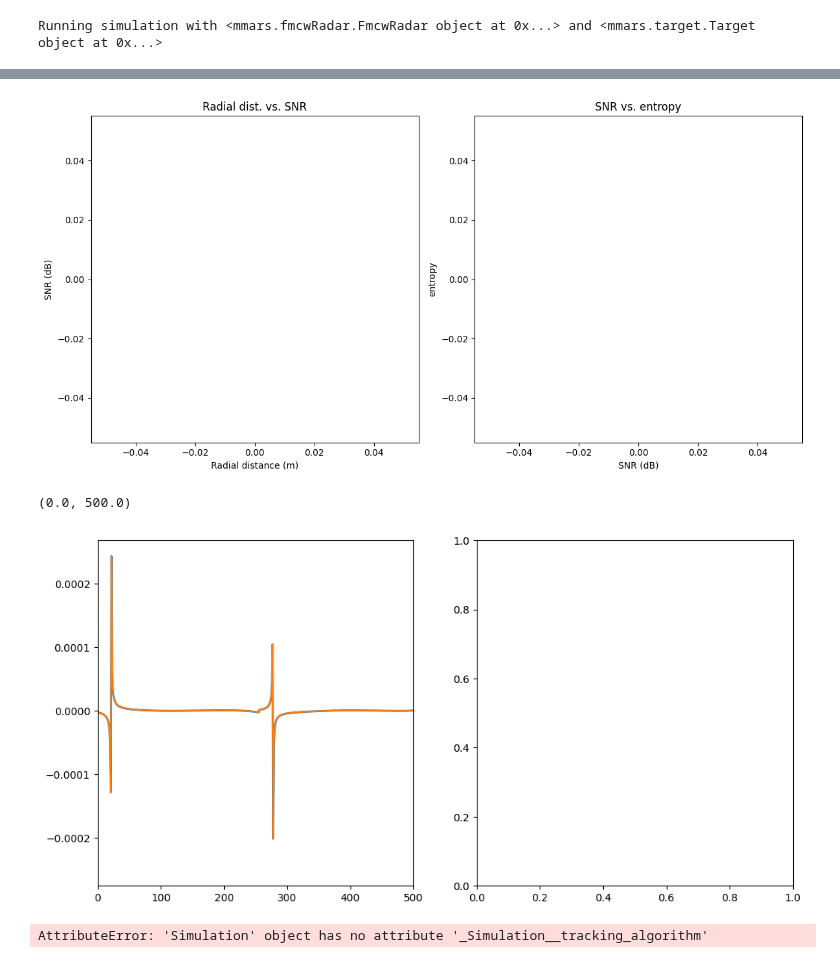
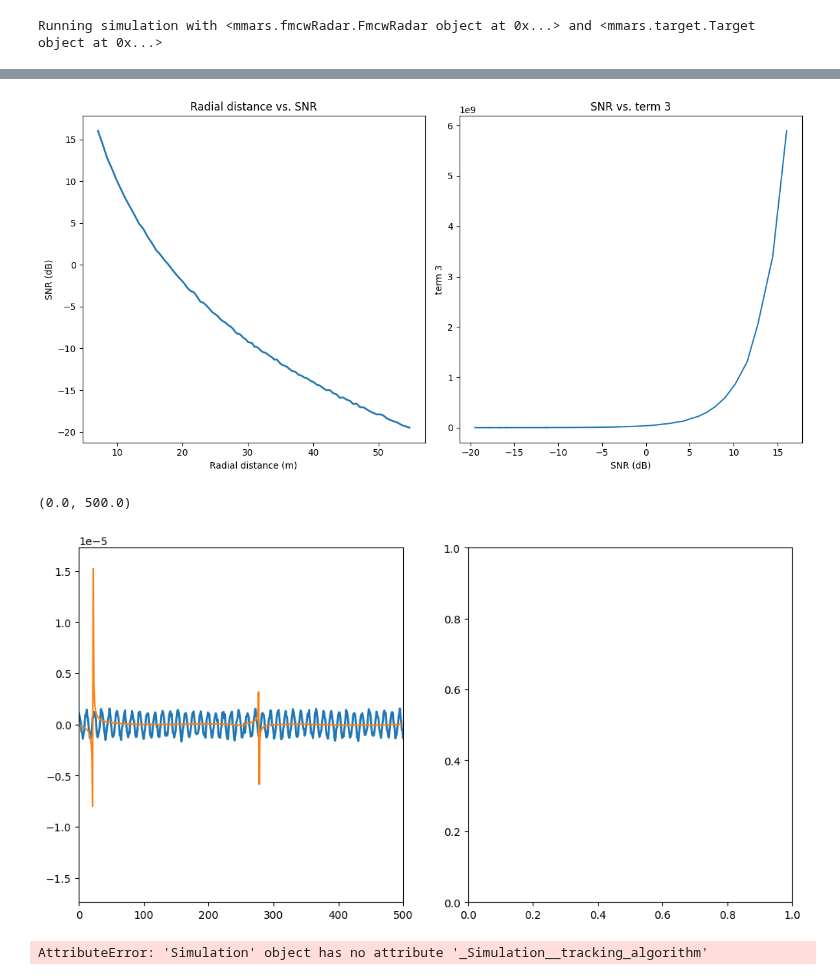
Before and after one commit to RHIMMELAND/MMARS, a Jupyter notebook: examples/mrblat_testing.ipynb, the cells around one changed output, grey strips where cells are left out. Cells and saved outputs as stored; diff of their text form; code cells hidden in the pictures.

```diff
--- a/examples/mrblat_testing.ipynb
+++ b/examples/mrblat_testing.ipynb
@@ -21,7 +21,7 @@ from joblib import Parallel, delayed
 # %% [markdown]
 # MRBLaT testing
 # %%
-radar_model_1 = mmars.FmcwRadar(position=np.array([[0,0]]), signalNoiseRatio=[2000, 10], N_chirps=1)
+radar_model_1 = mmars.FmcwRadar(position=np.array([[0,0]]), signalNoiseRatio=[10, 10], N_chirps=1)
 # %% [output]
 [[-0.02336045  0.        ]
  [-0.01557363  0.        ]
@@ -110,12 +110,12 @@ def generate_S_signal(
     for tx_idx in range(tx_antennas.shape[0]):
         for rx_idx in range(rx_antennas.shape[0]):
 
-            S_signal[tx_idx, rx_idx, :, :] =  (np.exp(-1.j * freqs * N_samples/2) * np.sin((freqs - f_IF /f_sampling * 2 * np.pi) * (N_samples + 1) * 1/2) / np.sin((freqs - f_IF/f_sampling * 2 * np.pi)/2)
+            S_signal[tx_idx, rx_idx, :, :] =  (np.exp(1.j * freqs * N_samples/2) * np.sin((freqs - f_IF /f_sampling * 2 * np.pi) * (N_samples + 1) * 1/2) / np.sin((freqs - f_IF/f_sampling * 2 * np.pi)/2)
                                               )*np.exp(1j*phase_diff_TX_RX[tx_idx,rx_idx])
 
     S_signal *= np.sqrt(received_power) # Scale the signal based on the received power
 
-    return S_signal.flatten()[:, np.newaxis]#/np.sqrt(256)
+    return S_signal.flatten()[:, np.newaxis]/np.sqrt(256)
 # %%
 Lambda_z = np.eye(3072) * (lambda_z_coefficient)
 lambda_z = csr_matrix(Lambda_z)
@@ -197,14 +197,14 @@ def jacobian_S(epsilon,
         """sinc function"""
         r = np.sqrt((x - x_r)**2 + (y - y_r)**2)
         f_IF = 2 * S * r / c * (2 * np.pi / f_sampling)
-        K = np.exp(-1.j * freqs * N_samples/2)
+        K = np.exp(1.j * freqs * N_samples/2)
 
         sinc_fnc = K * np.sin((freqs - f_IF) * (N_samples + 1) * 1/2)/np.sin((freqs - f_IF)/2)
         return sinc_fnc
 
     def partial_sinc(x, y, x__R, y__R):
         """sinc fnc (fourier transform of window fnc) partially differentiated w.r.t. first entry"""
-        K = np.exp(-1.j * freqs * N_samples/2)
+        K = np.exp(1.j * freqs * N_samples/2)
         f = freqs
         N__s = N_samples
 
@@ -229,14 +229,13 @@ def jacobian_S(epsilon,
     S_jacobian = np.hstack((S_jacobian_x, S_jacobian_y))
     return S_jacobian
 # %%
-#Lambda_z = np.eye(3072) * (Boltzmann * 290 * 0.77e9)**(-2)
 Lambda_z = np.eye(3072) * (lambda_z_coefficient)**(-2)
 Lambda_z = csr_matrix(Lambda_z)
 
 def D_KL(params, Z_data, phi_bar_last_x, phi_bar_last_y):
     eps_bar_x, eps_bar_y, eps_barbar_0, eps_barbar_1 = params
 
-    alpha_hat_xy = alpha_hat(phi_bar_last_x, phi_bar_last_y, Z_data)
+    alpha_hat_xy = 1 #alpha_hat(phi_bar_last_x, phi_bar_last_y, Z_data)
 
     s_n = generate_S_signal(eps_bar_x, eps_bar_y)
 
@@ -276,29 +275,29 @@ for i in range(99):
 # %%
 fig, axs = plt.subplots(1, 2, figsize=(12, 6))
 
 
 #axs[0].plot(np.linspace(0, max_range, Ns), np.abs(data_fourier.T), lw=2)
 axs[0].plot(radial_distances, sim_data_snrs, lw=2)
 axs[1].plot(sim_data_snrs, term_3_data)
 
 #axs[0].set_xlim([0, 10])
-axs[0].set_title('Radial dist. vs. SNR')
-axs[1].set_title('SNR vs. entropy')
+axs[0].set_title('Radial distance vs. SNR')
+axs[1].set_title('SNR vs. term 3')
 
 axs[0].set_xlabel('Radial distance (m)')
 axs[1].set_xlabel('SNR (dB)')
 
 axs[0].set_ylabel('SNR (dB)')
-axs[1].set_ylabel('entropy')
+axs[1].set_ylabel('term 3')
 
 
 #axs[1].set_xlim([0, 10])
 #axs[1].set_title('Generated S Signal')
 
 plt.tight_layout()
 plt.show()
 # %% [output]
-[figure, old version]
+[figure, new version]
 # %%
 fram = 2
 
@@ -325,7 +324,7 @@ axs[0].set_xlim([0, 500])
 #axs[1].set_xlim([0, 200])
 # %% [output]
 (0.0, 500.0)
-[figure, old version]
+[figure, new version]
 # %%
 simulation_data.plot()
 # %% [output]
```
Also changed, not shown: parts of 2 cells of this notebook, 5 other files.
